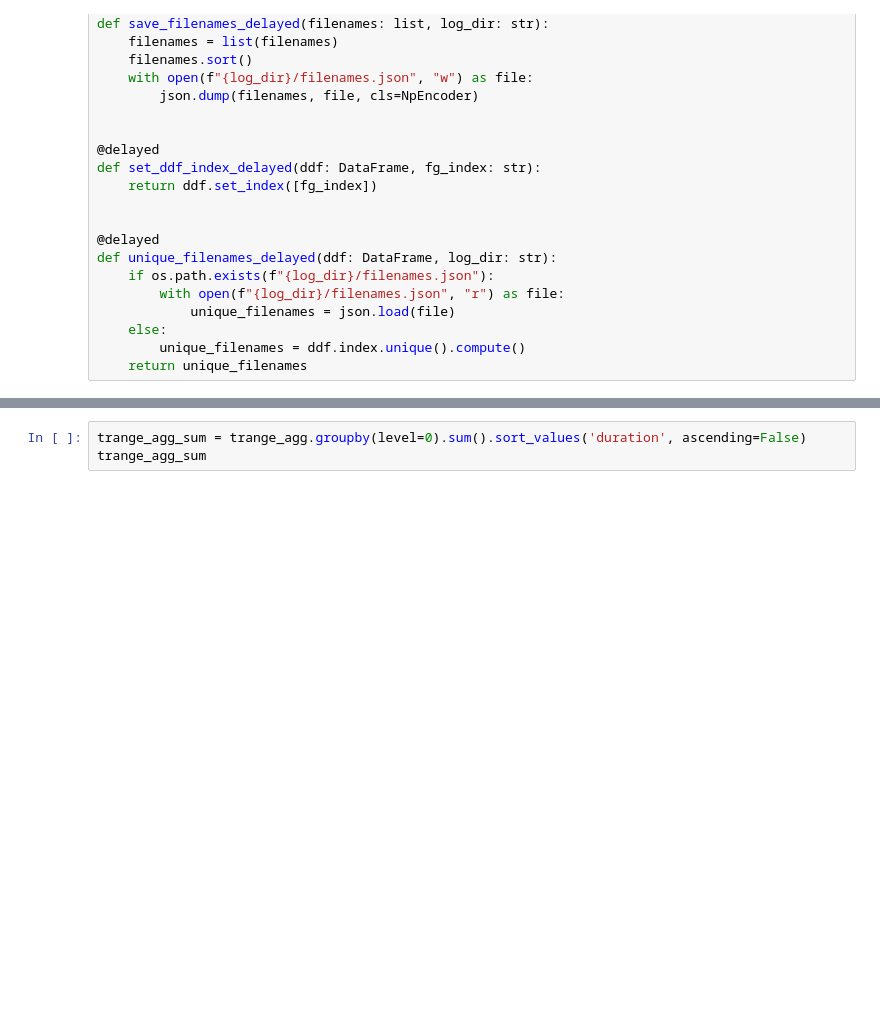
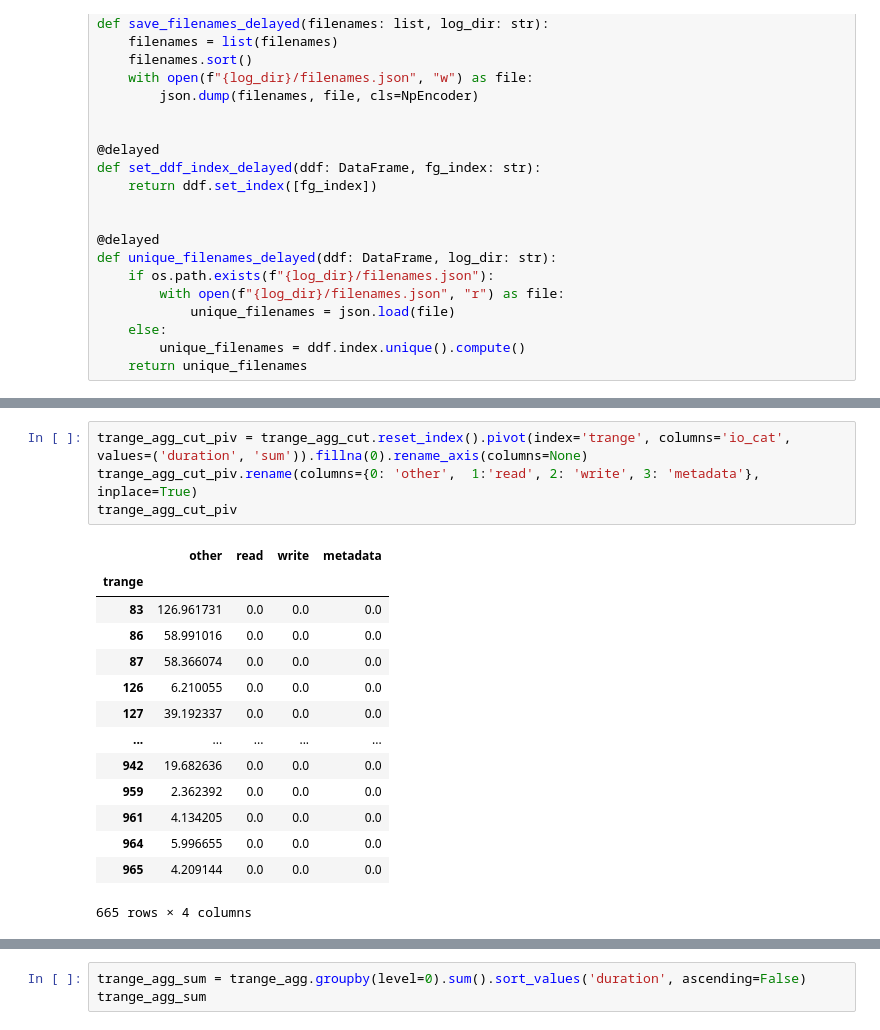
Before and after one commit to izzet/wisio, a Jupyter notebook: notebooks/playground-hacc.ipynb, the cells around one changed output, grey strips where cells are left out. Cells and saved outputs as stored; diff of their text form; blank space fills up the shorter version.

```diff
--- a/notebooks/playground-hacc.ipynb
+++ b/notebooks/playground-hacc.ipynb
@@ -356,0 +438,19 @@ Wall time: 1.59 s
+# %%
+trange_agg_cut_piv = trange_agg_cut.reset_index().pivot(index='trange', columns='io_cat', values=('duration', 'sum')).fillna(0).rename_axis(columns=None)
+trange_agg_cut_piv.rename(columns={0: 'other',  1:'read', 2: 'write', 3: 'metadata'}, inplace=True)
+trange_agg_cut_piv
+# %% [output]
+|  | other | read | write | metadata |
+| trange |  |  |  |  |
+| 83 | 126.961731 | 0.0 | 0.0 | 0.0 |
+| 86 | 58.991016 | 0.0 | 0.0 | 0.0 |
+| 87 | 58.366074 | 0.0 | 0.0 | 0.0 |
+| 126 | 6.210055 | 0.0 | 0.0 | 0.0 |
+| 127 | 39.192337 | 0.0 | 0.0 | 0.0 |
+| ... | ... | ... | ... | ... |
+| 942 | 19.682636 | 0.0 | 0.0 | 0.0 |
+| 959 | 2.362392 | 0.0 | 0.0 | 0.0 |
+| 961 | 4.134205 | 0.0 | 0.0 | 0.0 |
+| 964 | 5.996655 | 0.0 | 0.0 | 0.0 |
+| 965 | 4.209144 | 0.0 | 0.0 | 0.0 |
+665 rows × 4 columns
```
Also changed, not shown: parts of 16 cells of this notebook, 4 other files.
